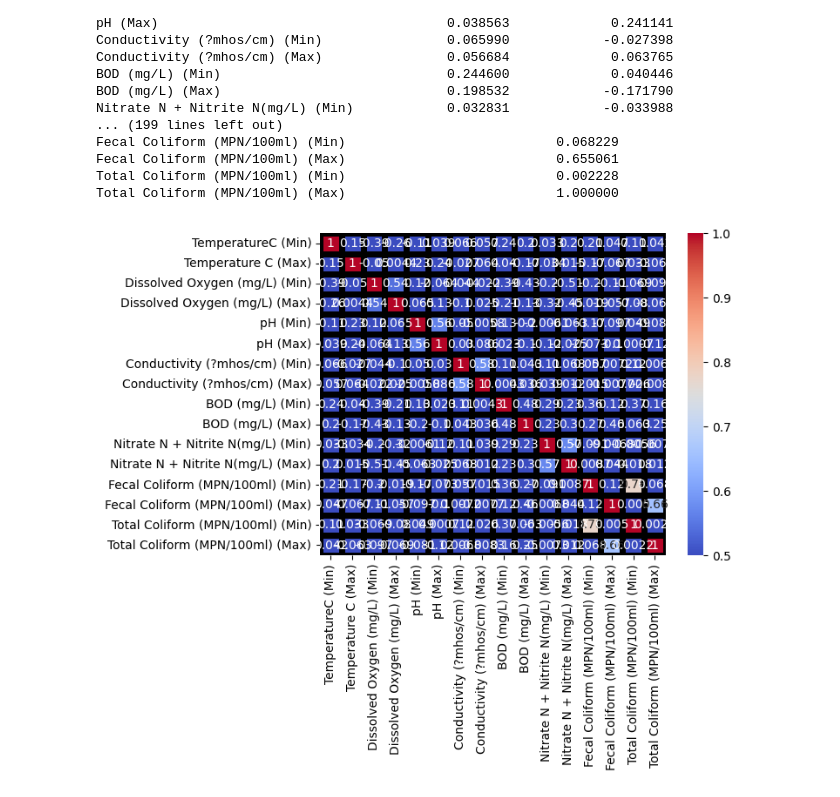
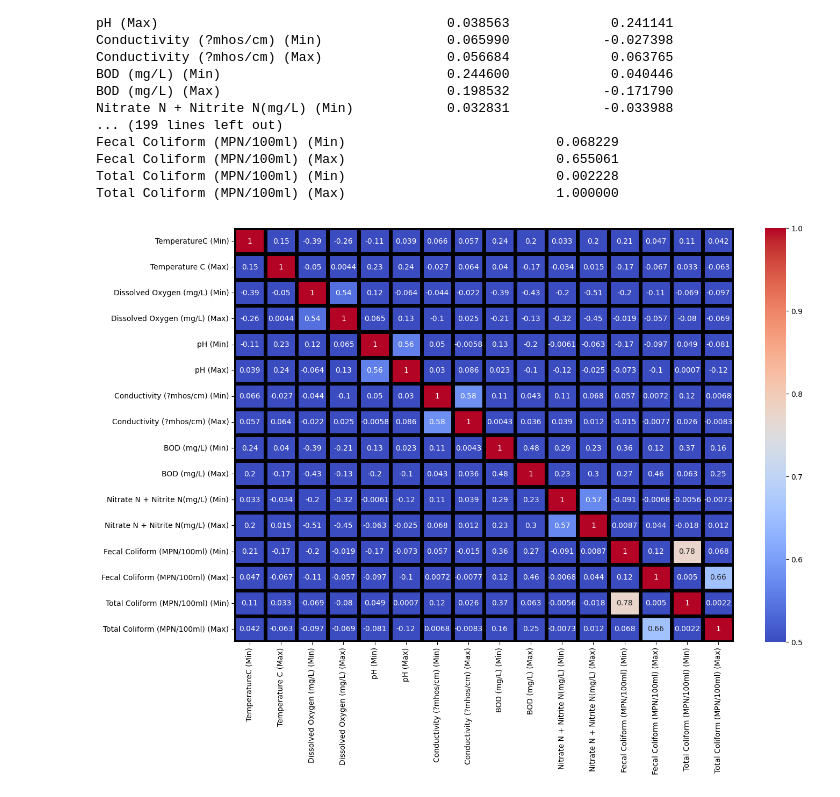
Before and after one commit to Lopera47/indianlakes_machinelearning, a Jupyter notebook: EDA.ipynb, the cells around one changed output. Saved outputs shown, nothing was run; the diff lists cells and outputs as text; code cells hidden in the pictures.

```diff
--- a/EDA.ipynb
+++ b/EDA.ipynb
@@ -142,17 +143,9 @@ Fecal Coliform (MPN/100ml) (Max)                           0.655061
 Total Coliform (MPN/100ml) (Min)                           0.002228
 Total Coliform (MPN/100ml) (Max)                           1.000000
 # %%
-# draw a heatmap
-# sns.heatmap(
-#     data=correlation_lakes,
-#     cmap=sns.diverging_palette(20, 230, as_cmap=True),
-#     center=0,
-#     vmin=-1,
-#     vmax=1,
-#     linewidths=0.5,
-#     annot=True
-# )
+fig = plt.subplots(figsize=(15,10))
 sns.heatmap(correlation_lakes,annot=True,cmap='coolwarm',linewidths=5,linecolor='black', vmin=0.5,vmax=1,cbar=True)
 plt.show()
+# The Heat maps doesn't show any strong relationship among anyvariable.
 # %% [output]
-[figure, old version]
+[figure, new version]
```
Also changed, not shown: parts of 12 cells of this notebook, 3 other files.
